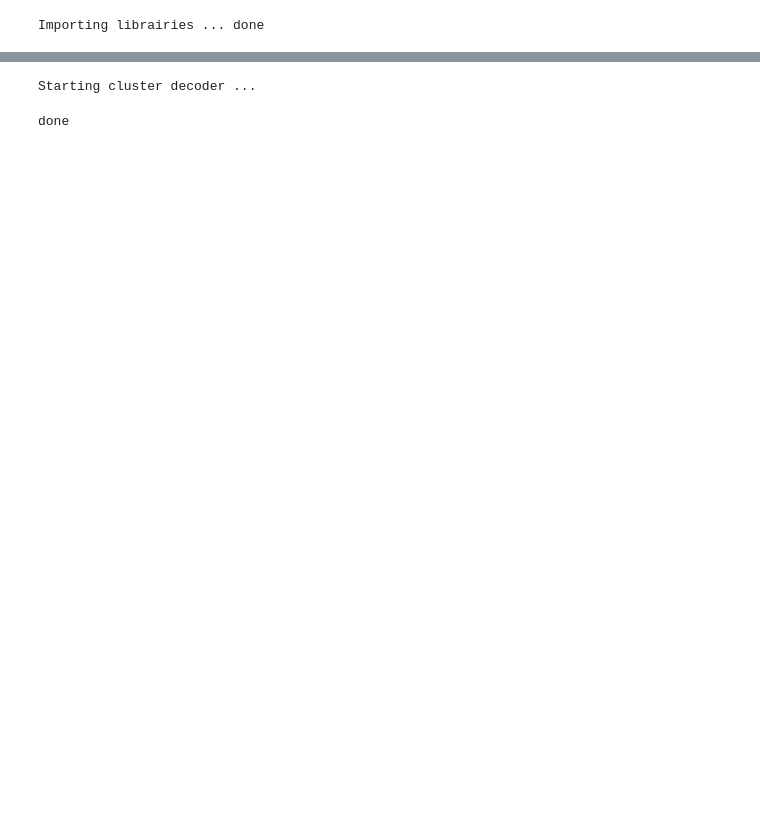
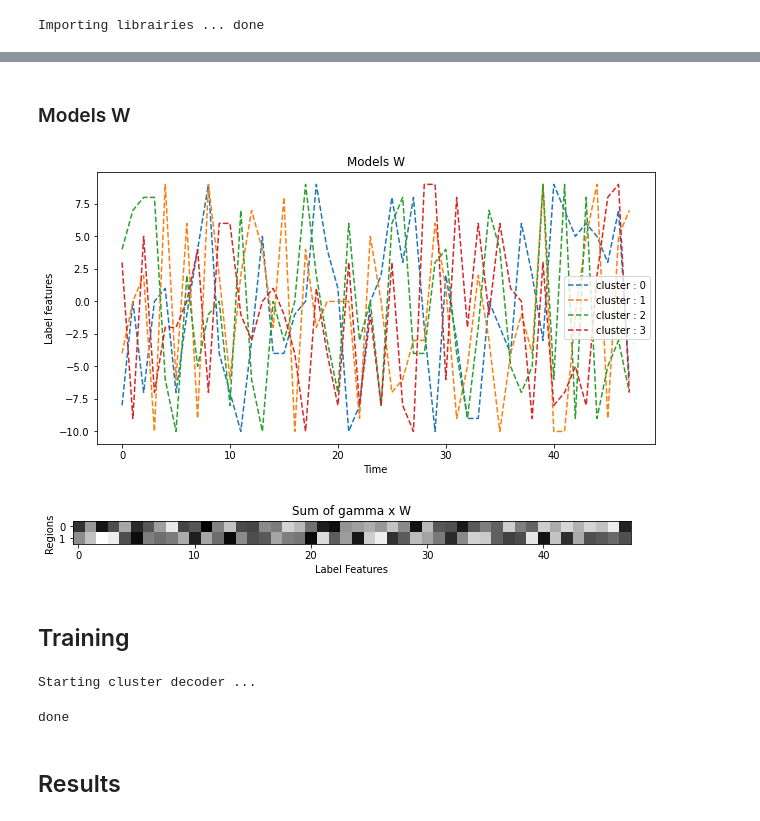
Before and after one commit to sconle/HMM, a Jupyter notebook: myScripts/data_generation.ipynb, the cells around one changed output, grey strips where cells are left out. Drawn from its saved outputs; the diff is of its cells as text; code cells hidden in the pictures; blank space fills up the shorter version.

```diff
--- a/myScripts/data_generation.ipynb
+++ b/myScripts/data_generation.ipynb
@@ -85,3 +114,28 @@ plt.show()
+# %% [markdown]
+### Models W
+# %%
+plt.figure(figsize=(10,5))
+k = np.random.randint(n_regions)
+for id_cluster in range(n_clusters):
+    plt.plot(W[id_cluster,k,:].T, '--', label=f"cluster : {id_cluster}" )
+plt.legend()
+plt.xlabel("Time")
+plt.ylabel("Label features")
+plt.title("Models W")
+plt.show()
+# %% [output]
+[figure, added]
+# %%
+plt.figure(figsize=(10,5))
+plt.imshow(W_mix,cmap='gray')
+plt.xlabel("Label Features")
+plt.ylabel("Regions")
+plt.title("Sum of gamma x W")
+plt.show()
+# %% [output]
+[figure, added]
+# %% [markdown]
+## Training
 # %%
 print(f"Starting cluster decoder ... ")
 clf = ClusterDecoder(n_clusters=n_clusters, method='sequential', max_iter=1e3)
@@ -90,3 +144,5 @@ print('done\n')
 # %% [output]
 Starting cluster decoder ...
 done
+# %% [markdown]
+## Results
```
Also changed, not shown: parts of 22 cells of this notebook.
